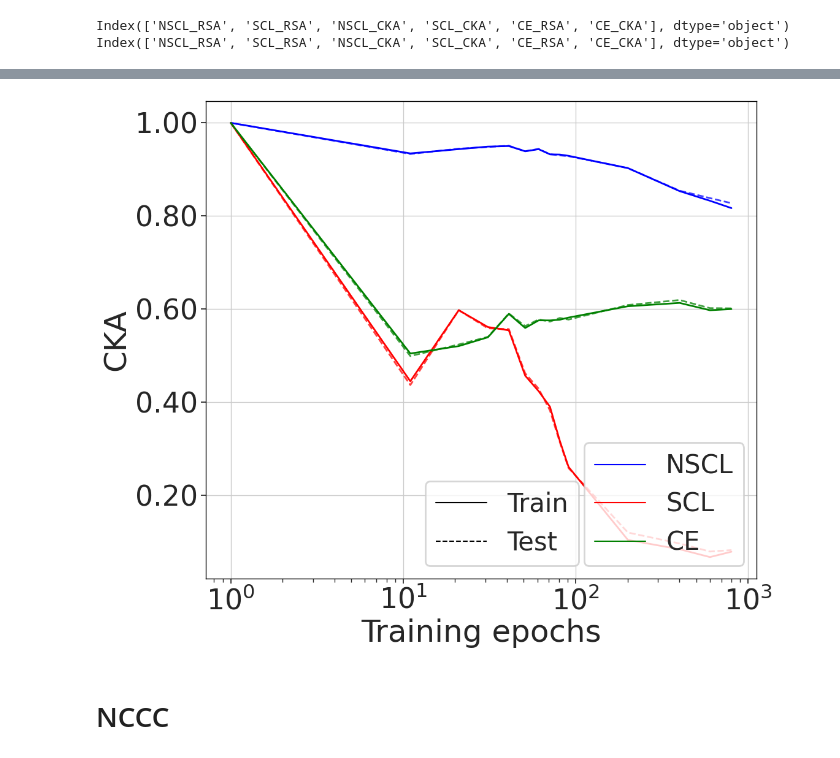
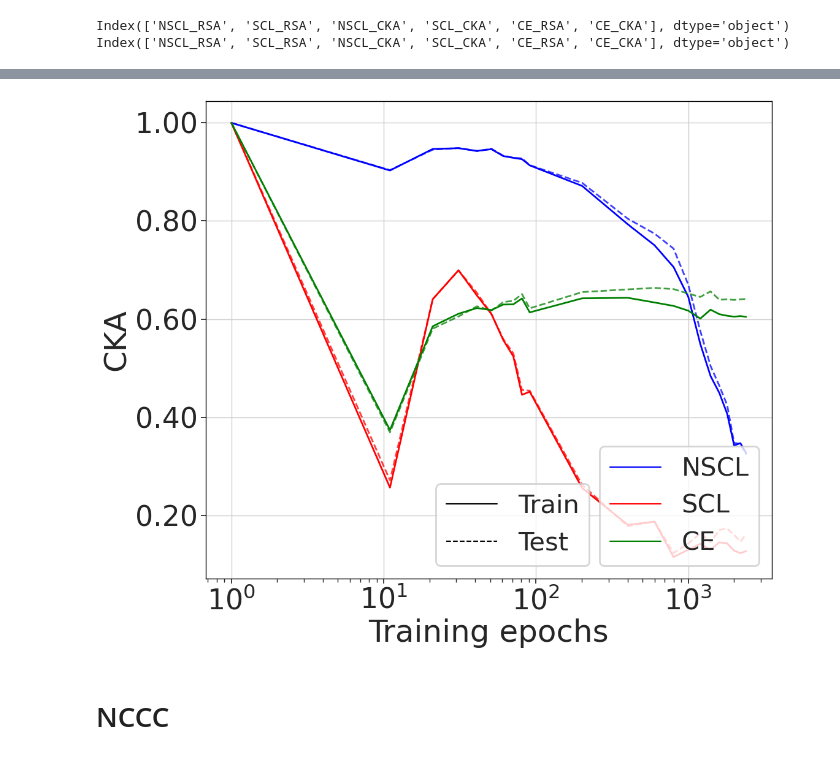
Before and after one commit to DLFundamentals/understanding-ssl-v2, a Jupyter notebook: notebooks/plots1.ipynb, the cells around one changed output, grey strips where cells are left out. Saved outputs shown, nothing was run; the diff lists cells and outputs as text; code cells hidden in the pictures.

```diff
--- a/notebooks/plots1.ipynb
+++ b/notebooks/plots1.ipynb
@@ -90,6 +90,6 @@ dataset = all_datasets[1]
 # %%
-train_log_file = f'../results/{dataset}/alignment/train_alignment.csv'
-test_log_file = f'../results/{dataset}/alignment/test_alignment.csv'
+train_log_file = f'../results/{dataset}_2/alignment/train_alignment.csv'
+test_log_file = f'../results/{dataset}_2/alignment/test_alignment.csv'
 train_df = pd.read_csv(train_log_file, index_col='Epoch')
 test_df = pd.read_csv(test_log_file, index_col='Epoch')
 print(train_df.columns)
@@ -114,13 +110,13 @@ ValueError: Data has no positive values, and therefore cannot be log-scaled.
 # %%
 # CKA plot
 plot_xy(train_df['NSCL_CKA'].values, test_df['NSCL_CKA'].values,
         train_df['SCL_CKA'].values, test_df['SCL_CKA'].values,
         train_df['CE_CKA'].values, test_df['CE_CKA'].values,
         epochs=test_df.index,
         y_label='CKA',
-        output_path=f'../figures/exp1/{dataset}_cka_plot.pdf')
+        output_path=f'../figures/cka/{dataset}_cka_plot.pdf')
 # %% [output]
-[figure, old version]
+[figure, new version]
 # %% [markdown]
 # NCCC
 # %%
```
Also changed, not shown: parts of 5 cells of this notebook, 1 other file.
